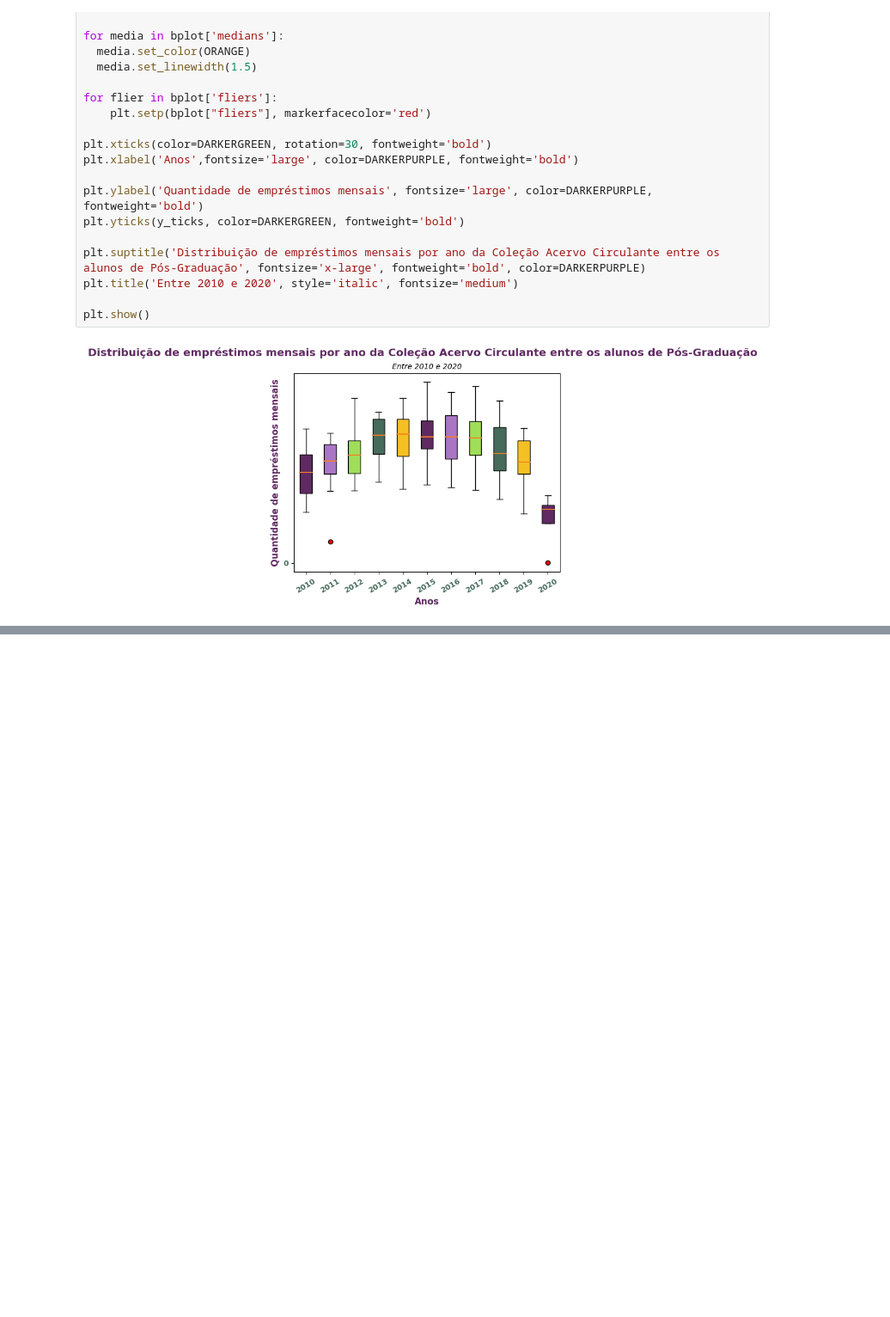
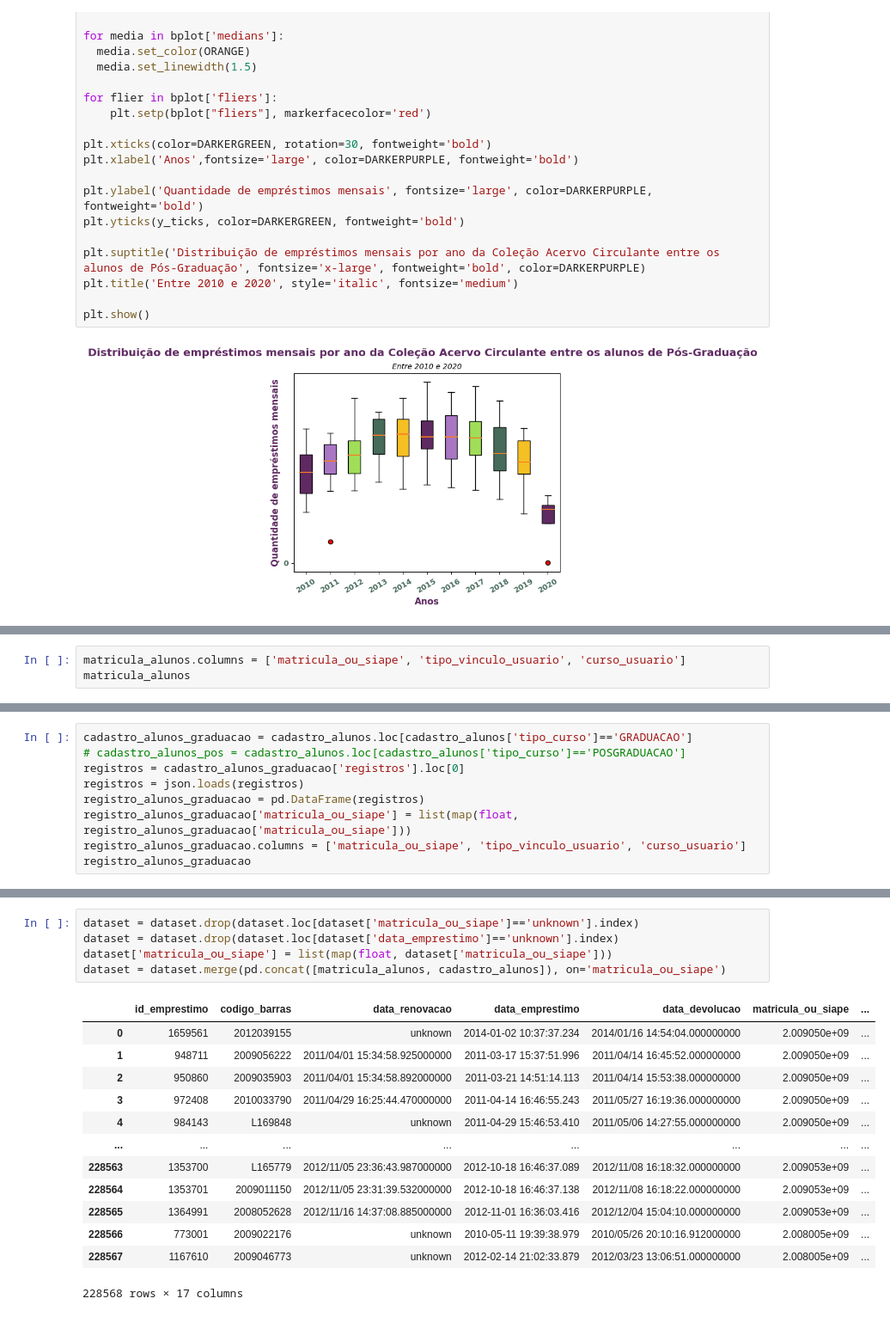
Before and after one commit to ayssag/7DaysOfCodePandas, a Jupyter notebook: _7DaysOfCode.ipynb, the cells around one changed output, grey strips where cells are left out. Shown at 86% size. Saved outputs shown, nothing was run; the diff lists cells and outputs as text; blank space fills up the shorter version.

```diff
--- a/_7DaysOfCode.ipynb
+++ b/_7DaysOfCode.ipynb
@@ -531,0 +545,3 @@ plt.show()
+# %%
+matricula_alunos.columns = ['matricula_ou_siape', 'tipo_vinculo_usuario', 'curso_usuario']
+matricula_alunos
@@ -531,0 +562,9 @@ plt.show()
+# %%
+cadastro_alunos_graduacao = cadastro_alunos.loc[cadastro_alunos['tipo_curso']=='GRADUACAO']
+# cadastro_alunos_pos = cadastro_alunos.loc[cadastro_alunos['tipo_curso']=='POSGRADUACAO']
+registros = cadastro_alunos_graduacao['registros'].loc[0]
+registros = json.loads(registros)
+registro_alunos_graduacao = pd.DataFrame(registros)
+registro_alunos_graduacao['matricula_ou_siape'] = list(map(float, registro_alunos_graduacao['matricula_ou_siape']))
+registro_alunos_graduacao.columns = ['matricula_ou_siape', 'tipo_vinculo_usuario', 'curso_usuario']
+registro_alunos_graduacao
@@ -531,0 +625,19 @@ plt.show()
+# %%
+dataset = dataset.drop(dataset.loc[dataset['matricula_ou_siape']=='unknown'].index)
+dataset = dataset.drop(dataset.loc[dataset['data_emprestimo']=='unknown'].index)
+dataset['matricula_ou_siape'] = list(map(float, dataset['matricula_ou_siape']))
+dataset = dataset.merge(pd.concat([matricula_alunos, cadastro_alunos]), on='matricula_ou_siape')
+# %% [output]
+|  | id_emprestimo | codigo_barras | data_renovacao | data_emprestimo | data_devolucao | matricula_ou_siape | ... |
+| 0 | 1659561 | 2012039155 | unknown | 2014-01-02 10:37:37.234 | 2014/01/16 14:54:04.000000000 | 2.009050e+09 | ... |
+| 1 | 948711 | 2009056222 | 2011/04/01 15:34:58.925000000 | 2011-03-17 15:37:51.996 | 2011/04/14 16:45:52.000000000 | 2.009050e+09 | ... |
+| 2 | 950860 | 2009035903 | 2011/04/01 15:34:58.892000000 | 2011-03-21 14:51:14.113 | 2011/04/14 15:53:38.000000000 | 2.009050e+09 | ... |
+| 3 | 972408 | 2010033790 | 2011/04/29 16:25:44.470000000 | 2011-04-14 16:46:55.243 | 2011/05/27 16:19:36.000000000 | 2.009050e+09 | ... |
+| 4 | 984143 | L169848 | unknown | 2011-04-29 15:46:53.410 | 2011/05/06 14:27:55.000000000 | 2.009050e+09 | ... |
+| ... | ... | ... | ... | ... | ... | ... | ... |
+| 228563 | 1353700 | L165779 | 2012/11/05 23:36:43.987000000 | 2012-10-18 16:46:37.089 | 2012/11/08 16:18:32.000000000 | 2.009053e+09 | ... |
+| 228564 | 1353701 | 2009011150 | 2012/11/05 23:31:39.532000000 | 2012-10-18 16:46:37.138 | 2012/11/08 16:18:22.000000000 | 2.009053e+09 | ... |
+| 228565 | 1364991 | 2008052628 | 2012/11/16 14:37:08.885000000 | 2012-11-01 16:36:03.416 | 2012/12/04 15:04:10.000000000 | 2.009053e+09 | ... |
+| 228566 | 773001 | 2009022176 | unknown | 2010-05-11 19:39:38.979 | 2010/05/26 20:10:16.912000000 | 2.008005e+09 | ... |
+| 228567 | 1167610 | 2009046773 | unknown | 2012-02-14 21:02:33.879 | 2012/03/23 13:06:51.000000000 | 2.008005e+09 | ... |
+228568 rows × 17 columns
```
Also changed, not shown: parts of 13 cells of this notebook.
